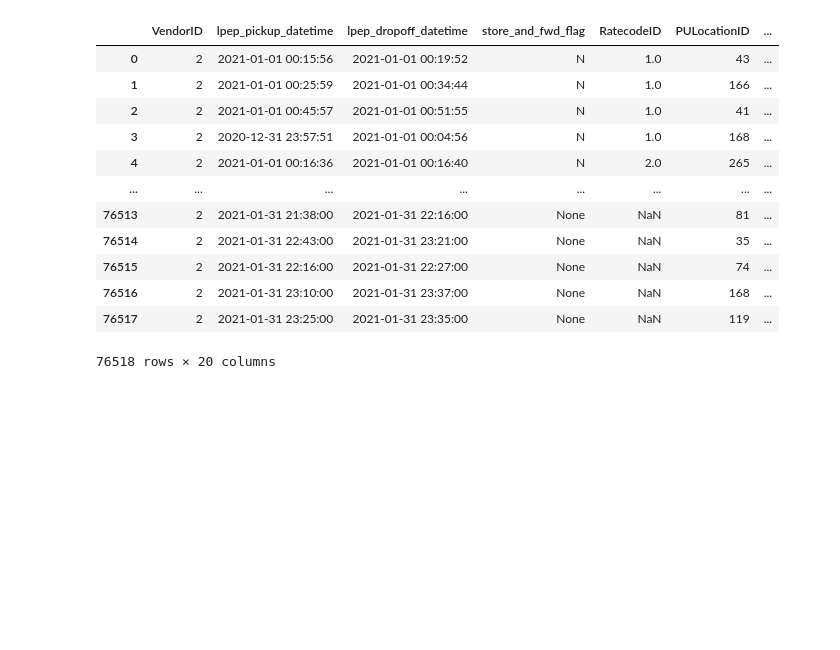
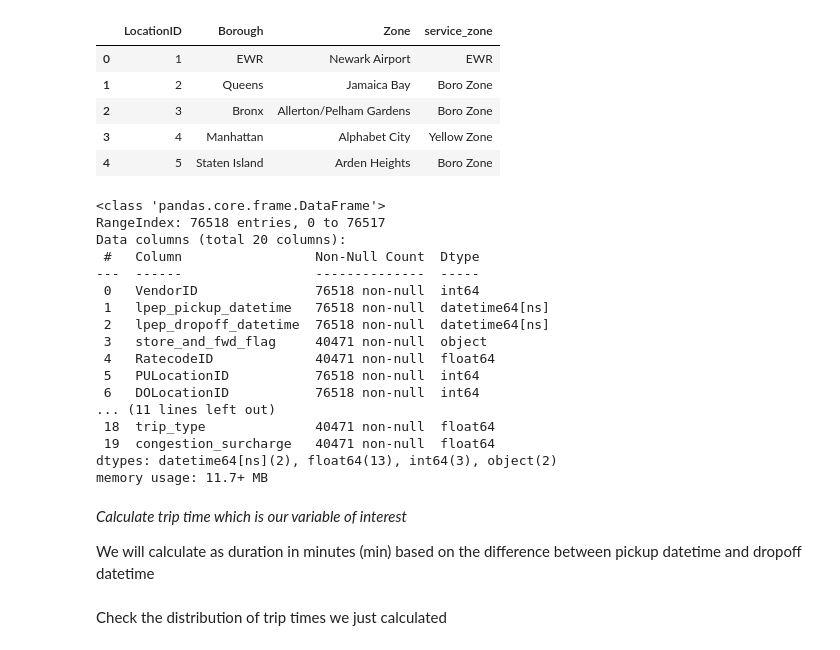
Before and after one commit to the-prairie/mlops-farmcamp, a Jupyter notebook: 01_intro/notebooks/duration-prediction.ipynb, the cells around one changed output. Cells and saved outputs as stored; diff of their text form; code cells hidden in the pictures; blank space fills up the shorter version.

```diff
--- a/01_intro/notebooks/duration-prediction.ipynb
+++ b/01_intro/notebooks/duration-prediction.ipynb
@@ -17,0 +37,13 @@ df = download_parquet_to_df(url)
+# %%
+locations = pd.read_csv("ref_zone_lookup.csv",
+    dtype={"LocationID": "Int64"}
+)
+# %%
+locations.head()
+# %% [output]
+|  | LocationID | Borough | Zone | service_zone |
+| 0 | 1 | EWR | Newark Airport | EWR |
+| 1 | 2 | Queens | Jamaica Bay | Boro Zone |
+| 2 | 3 | Bronx | Allerton/Pelham Gardens | Boro Zone |
+| 3 | 4 | Manhattan | Alphabet City | Yellow Zone |
+| 4 | 5 | Staten Island | Arden Heights | Boro Zone |
@@ -18,16 +52,24 @@ df = download_parquet_to_df(url)
 # %%
-df
+df.info()
 # %% [output]
-|  | VendorID | lpep_pickup_datetime | lpep_dropoff_datetime | store_and_fwd_flag | RatecodeID | PULocationID | ... |
-| 0 | 2 | 2021-01-01 00:15:56 | 2021-01-01 00:19:52 | N | 1.0 | 43 | ... |
-| 1 | 2 | 2021-01-01 00:25:59 | 2021-01-01 00:34:44 | N | 1.0 | 166 | ... |
-| 2 | 2 | 2021-01-01 00:45:57 | 2021-01-01 00:51:55 | N | 1.0 | 41 | ... |
-| 3 | 2 | 2020-12-31 23:57:51 | 2021-01-01 00:04:56 | N | 1.0 | 168 | ... |
-| 4 | 2 | 2021-01-01 00:16:36 | 2021-01-01 00:16:40 | N | 2.0 | 265 | ... |
-| ... | ... | ... | ... | ... | ... | ... | ... |
-| 76513 | 2 | 2021-01-31 21:38:00 | 2021-01-31 22:16:00 | None | NaN | 81 | ... |
-| 76514 | 2 | 2021-01-31 22:43:00 | 2021-01-31 23:21:00 | None | NaN | 35 | ... |
-| 76515 | 2 | 2021-01-31 22:16:00 | 2021-01-31 22:27:00 | None | NaN | 74 | ... |
-| 76516 | 2 | 2021-01-31 23:10:00 | 2021-01-31 23:37:00 | None | NaN | 168 | ... |
-| 76517 | 2 | 2021-01-31 23:25:00 | 2021-01-31 23:35:00 | None | NaN | 119 | ... |
-76518 rows × 20 columns
+<class 'pandas.core.frame.DataFrame'>
+RangeIndex: 76518 entries, 0 to 76517
+Data columns (total 20 columns):
+ #   Column                 Non-Null Count  Dtype
+---  ------                 --------------  -----
+ 0   VendorID               76518 non-null  int64
+ 1   lpep_pickup_datetime   76518 non-null  datetime64[ns]
+ 2   lpep_dropoff_datetime  76518 non-null  datetime64[ns]
+ 3   store_and_fwd_flag     40471 non-null  object
+ 4   RatecodeID             40471 non-null  float64
+ 5   PULocationID           76518 non-null  int64
+ 6   DOLocationID           76518 non-null  int64
+... (11 lines left out)
+ 18  trip_type              40471 non-null  float64
+ 19  congestion_surcharge   40471 non-null  float64
+dtypes: datetime64[ns](2), float64(13), int64(3), object(2)
+memory usage: 11.7+ MB
+# %% [markdown]
+*Calculate trip time which is our variable of interest*
+
+We will calculate as duration in minutes (min) based on the difference between pickup datetime and dropoff datetime
@@ -33,0 +80,2 @@ df
+# %% [markdown]
+Check the distribution of trip times we just calculated
```
Also changed, not shown: parts of 49 cells of this notebook, 2 other files.
